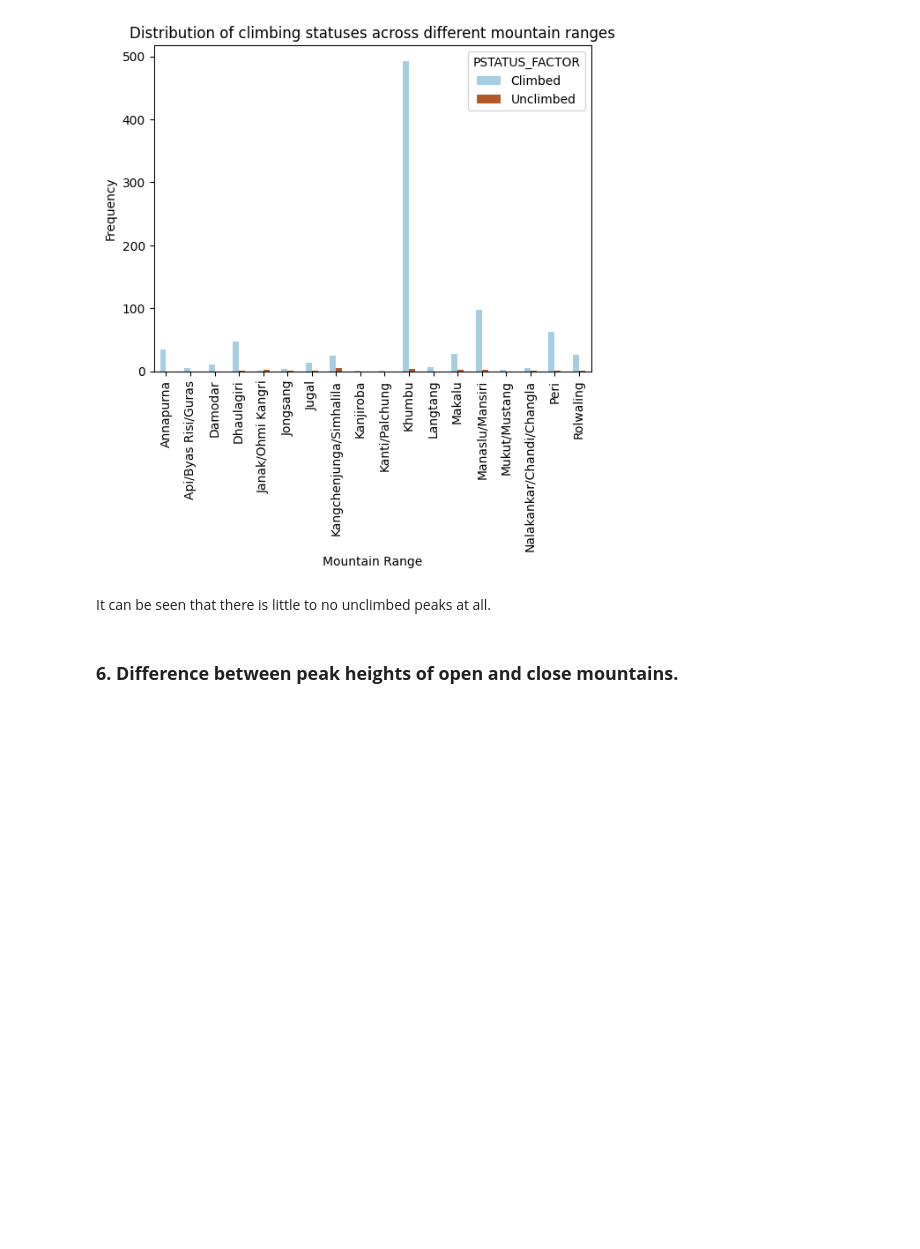
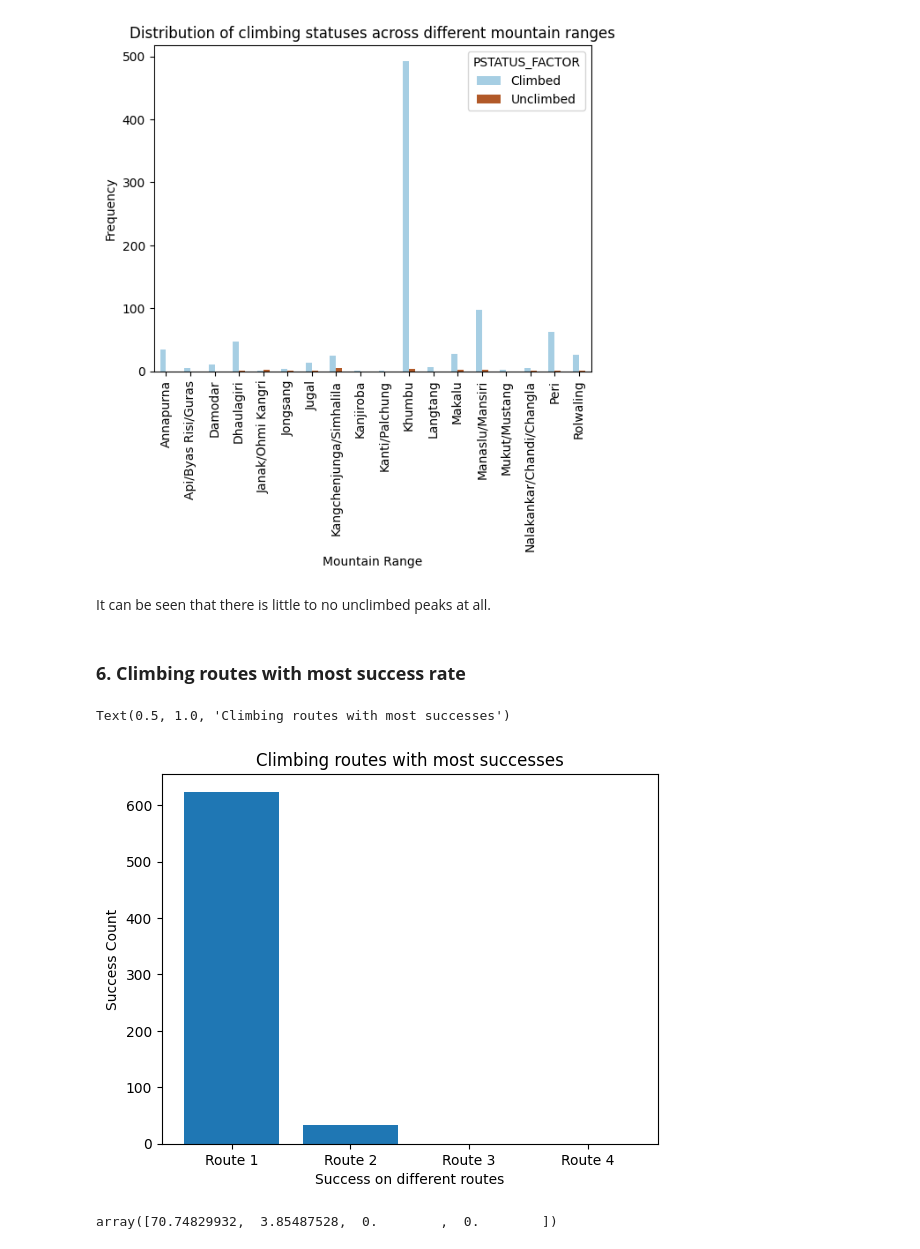
Before and after one commit to lazy-upa/Mountaineering-Expedition-Prediction, a Jupyter notebook: analysis.ipynb, the cells around one changed output. Cells and saved outputs as stored; diff of their text form; code cells hidden in the pictures; blank space fills up the shorter version.

```diff
--- a/analysis.ipynb
+++ b/analysis.ipynb
@@ -252,4 +252,22 @@ Text(0.5, 1.0, 'Distribution of climbing statuses across different mountain rang
 # %% [markdown]
 It can be seen that there is little to no unclimbed peaks at all.
 # %% [markdown]
-### **6. Difference between peak heights of open and close mountains.**
+### **6. Climbing routes with most success rate**
+# %%
+success_columns = ['SUCCESS1', 'SUCCESS2', 'SUCCESS3', 'SUCCESS4']
+routes = ['Route 1', 'Route 2', 'Route 3', 'Route 4']
+
+success_numbers = df[success_columns].sum().tolist()
+# %%
+plt.bar(routes, success_numbers)
+plt.xlabel('Success on different routes')
+plt.ylabel('Success Count')
+plt.title('Climbing routes with most successes')
+# %% [output]
+Text(0.5, 1.0, 'Climbing routes with most successes')
+[figure, added]
+# %%
+success_rates_by_route = (df[success_columns].sum()/df[success_columns].value_counts().sum()).to_numpy() * 100
+success_rates_by_route
+# %% [output]
+array([70.74829932,  3.85487528,  0.        ,  0.        ])
```
Also changed, not shown: parts of 8 cells of this notebook.
